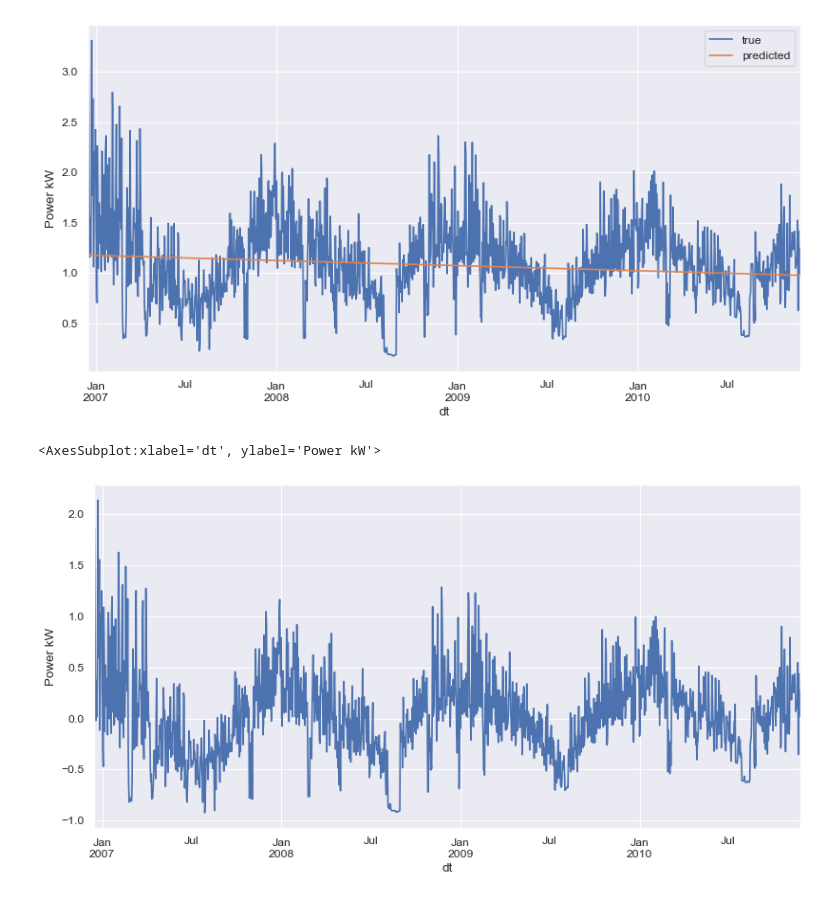
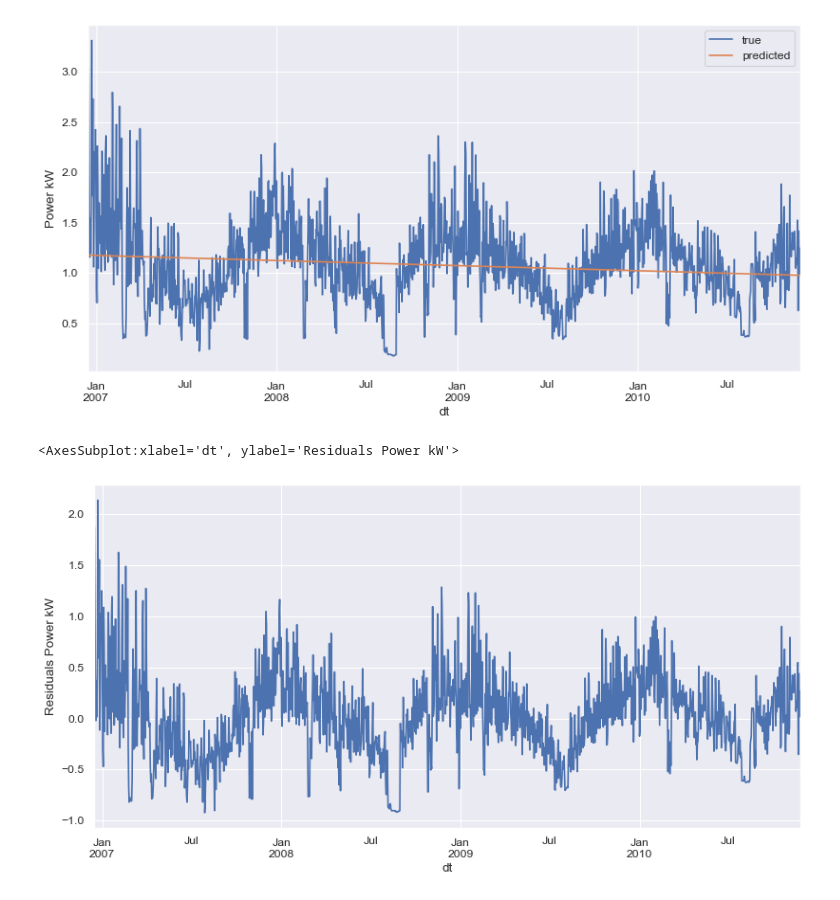
Before and after one commit to EarnRW/Time-Series-Forecasting-Household-Electric-Power-Consumption, a Jupyter notebook: notebook/forecasting.ipynb, the cells around one changed output. Cells and saved outputs as stored; diff of their text form; code cells hidden in the pictures.

```diff
--- a/notebook/forecasting.ipynb
+++ b/notebook/forecasting.ipynb
@@ -74,0 +121,4 @@ We focus on forecasting the Global_active_power here, which is the **true** or *
+# %%
+data["time_year_frac"] = data["dt"].apply(lambda x: toYearFraction(x))
+# %%
+data.set_index("dt", inplace=True)
@@ -102,10 +162,10 @@ Our approach will be to identify the first two terms to create a baseline model,
 # %% [markdown]
 ###  1. Plot the time series to see if there is any overall trends and seasonality.
 # %%
-power = data['Global_active_power'].resample('D').mean()
+power = data['Global_active_power']
 plt.figure(figsize=(12, 6), dpi=80)
 plt.ylabel('Minute average power kW')
-power.plot()
+power.resample('D').mean().plot()
 # %% [output]
 <AxesSubplot:xlabel='dt', ylabel='Minute average power kW'>
 [figure]
@@ -142,28 +202,23 @@ def ts_train_test_split(df, cutoff, target):
 from sklearn.linear_model import LinearRegression
 from sklearn.pipeline import Pipeline
 from sklearn.preprocessing import PolynomialFeatures
-from sklearn.impute import SimpleImputer
 
 # perform train/test split
 cutoff = 2010
 df_train, df_test, y_train, y_test = ts_train_test_split(data, cutoff, 'Global_active_power')
 
-# impute missing
-imp = SimpleImputer(missing_values=np.nan, strategy='mean')
-
 # construct and train pipeline
-time = IndexSelector()
+time_index = IndexSelector()
 poly = PolynomialFeatures(degree=1)
 lr = LinearRegression()
-pipe = Pipeline([('indices', time),
-                 ('impute', imp),
+pipe = Pipeline([('indices', time_index),
                  ('drift', poly),
                  ('regressor', lr)])
 pipe.fit(df_train, y_train)
 
 # make predictions
 y_pred = pipe.predict(data)
-resd = data["Global_active_power"] - y_pred
+resd = power - y_pred
 print("Test set R^2: {:g}".format(pipe.score(df_test, y_test)))
 # %% [output]
 Test set R^2: -0.00159567
@@ -179,8 +234,8 @@ plt.legend(['true', 'predicted'])
 [figure]
 # %%
 plt.figure(figsize=(12, 6), dpi=80)
-plt.ylabel('Power kW')
+plt.ylabel('Residuals Power kW')
 resd.resample("D").mean().plot()
 # %% [output]
-<AxesSubplot:xlabel='dt', ylabel='Power kW'>
+<AxesSubplot:xlabel='dt', ylabel='Residuals Power kW'>
-[figure, old version]
+[figure, new version]
```
Also changed, not shown: parts of 23 cells of this notebook.
